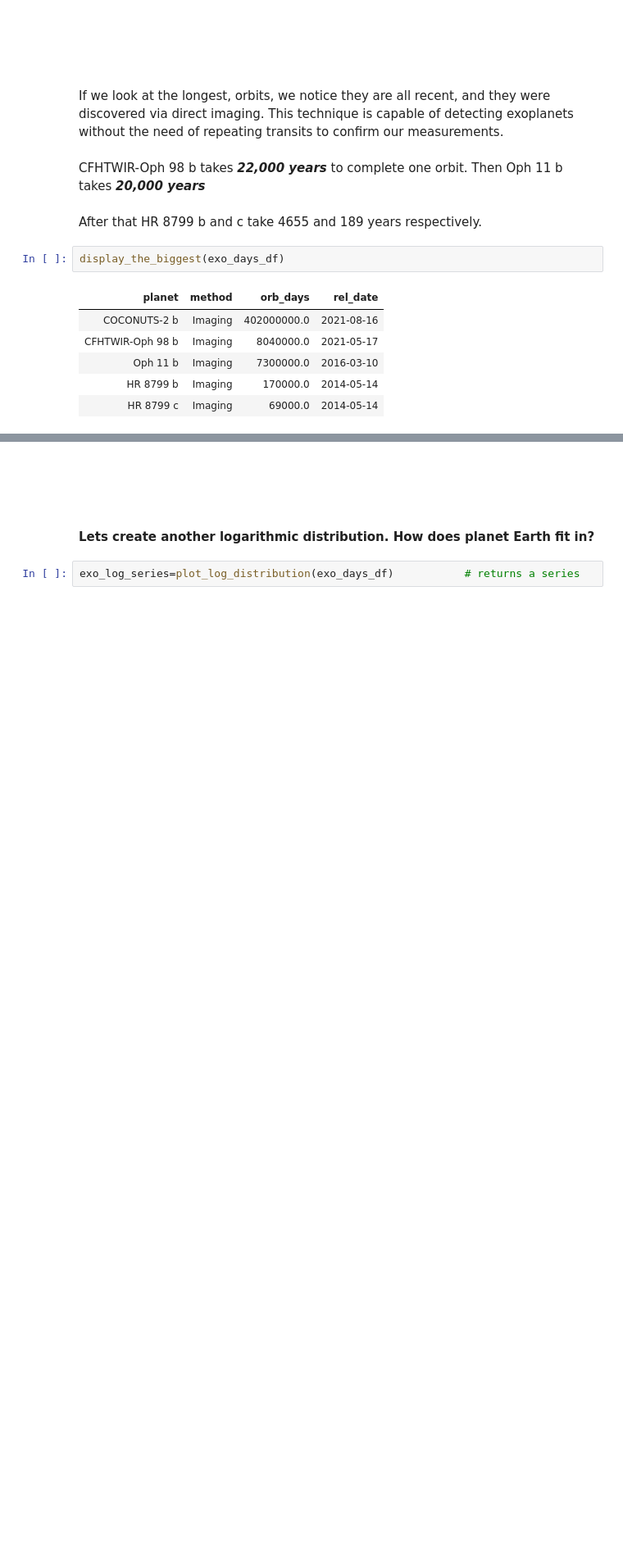
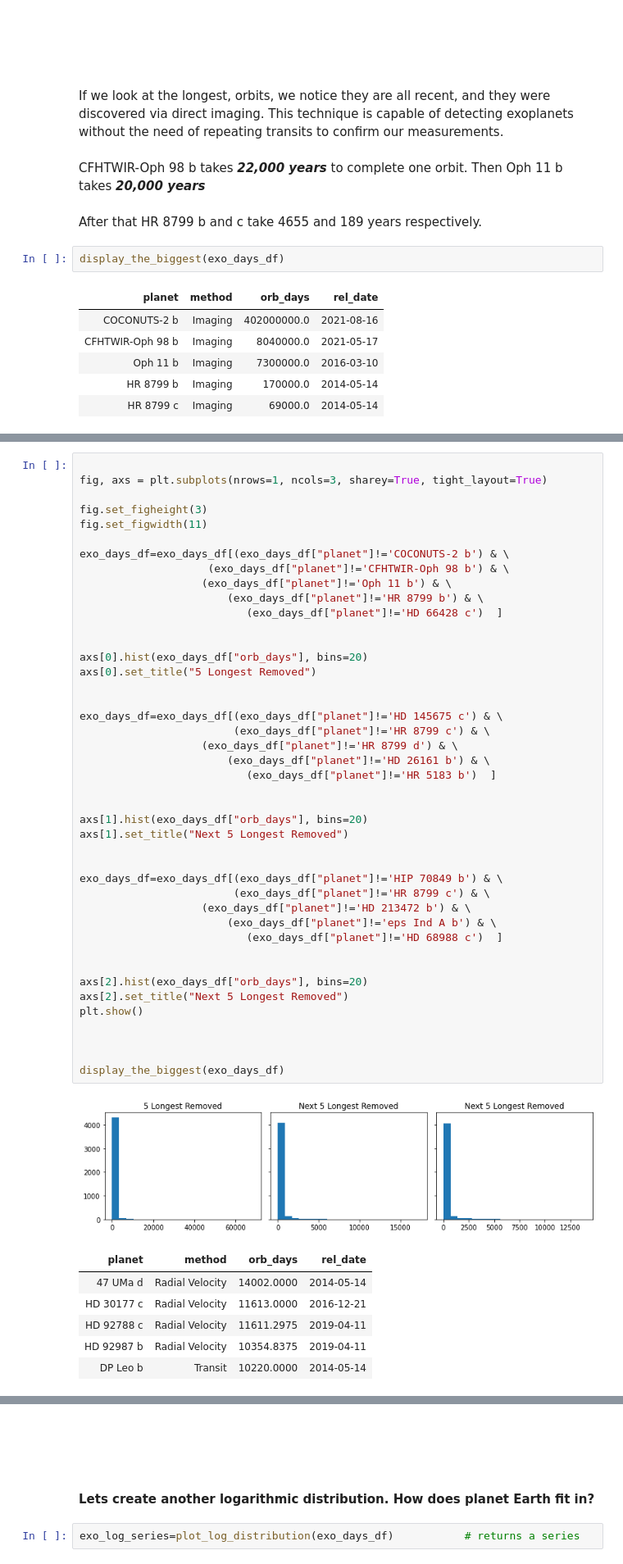
Before and after one commit to TheReallyBigApple/CunyAssignments, a Jupyter notebook: DATA607/FinalProject/Exoplanet_Orbits.ipynb, the cells around one changed output, grey strips where cells are left out. Shown at 82% size. Drawn from its saved outputs; the diff is of its cells as text; blank space fills up the shorter version.

```diff
--- a/DATA607/FinalProject/Exoplanet_Orbits.ipynb
+++ b/DATA607/FinalProject/Exoplanet_Orbits.ipynb
@@ -581 +589,52 @@ array(['Radial Velocity', 'Transit', 'Imaging', 'Other', 'Microlensing'],
+# %%
+
+fig, axs = plt.subplots(nrows=1, ncols=3, sharey=True, tight_layout=True)
+
+fig.set_figheight(3)
+fig.set_figwidth(11)
+
+exo_days_df=exo_days_df[(exo_days_df["planet"]!='COCONUTS-2 b') & \
+                    (exo_days_df["planet"]!='CFHTWIR-Oph 98 b') & \
+                   (exo_days_df["planet"]!='Oph 11 b') & \
+                       (exo_days_df["planet"]!='HR 8799 b') & \
+                          (exo_days_df["planet"]!='HD 66428 c')  ]
+
+
+axs[0].hist(exo_days_df["orb_days"], bins=20)
+axs[0].set_title("5 Longest Removed")
+
+
+exo_days_df=exo_days_df[(exo_days_df["planet"]!='HD 145675 c') & \
+                        (exo_days_df["planet"]!='HR 8799 c') & \
+                   (exo_days_df["planet"]!='HR 8799 d') & \
+                       (exo_days_df["planet"]!='HD 26161 b') & \
+                          (exo_days_df["planet"]!='HR 5183 b')  ]
+
+
+axs[1].hist(exo_days_df["orb_days"], bins=20)
+axs[1].set_title("Next 5 Longest Removed")
+
+
+exo_days_df=exo_days_df[(exo_days_df["planet"]!='HIP 70849 b') & \
+                        (exo_days_df["planet"]!='HR 8799 c') & \
+                   (exo_days_df["planet"]!='HD 213472 b') & \
+                       (exo_days_df["planet"]!='eps Ind A b') & \
+                          (exo_days_df["planet"]!='HD 68988 c')  ]
+
+
+axs[2].hist(exo_days_df["orb_days"], bins=20)
+axs[2].set_title("Next 5 Longest Removed")
+plt.show()
+
+
+
+display_the_biggest(exo_days_df)
+# %% [output]
+[figure, added]
+| planet | method | orb_days | rel_date |
+| 47 UMa d | Radial Velocity | 14002.0000 | 2014-05-14 |
+| HD 30177 c | Radial Velocity | 11613.0000 | 2016-12-21 |
+| HD 92788 c | Radial Velocity | 11611.2975 | 2019-04-11 |
+| HD 92987 b | Radial Velocity | 10354.8375 | 2019-04-11 |
+| DP Leo b | Transit | 10220.0000 | 2014-05-14 |
 # %% [markdown]
```
Also changed, not shown: parts of 24 cells of this notebook, 2 other files.
